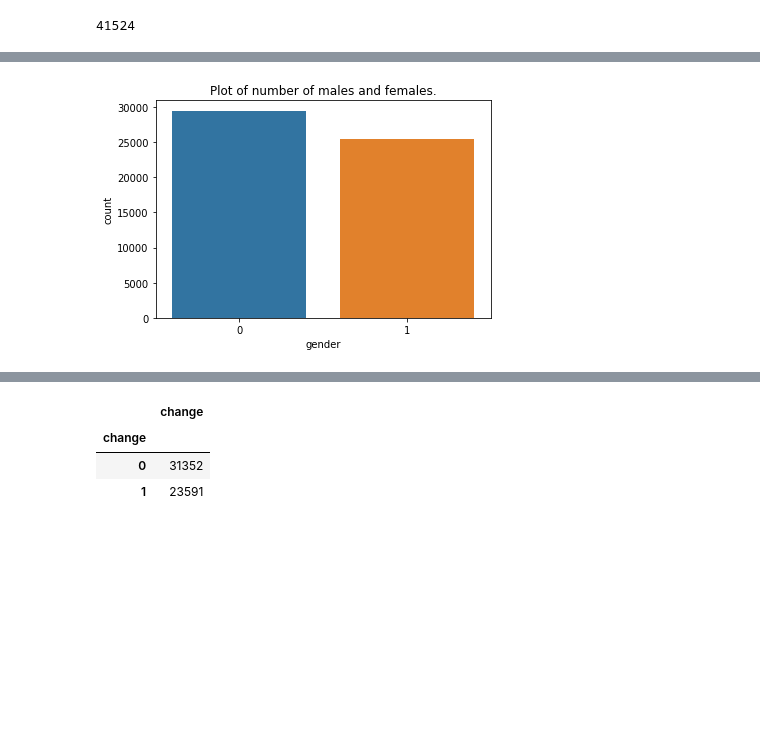
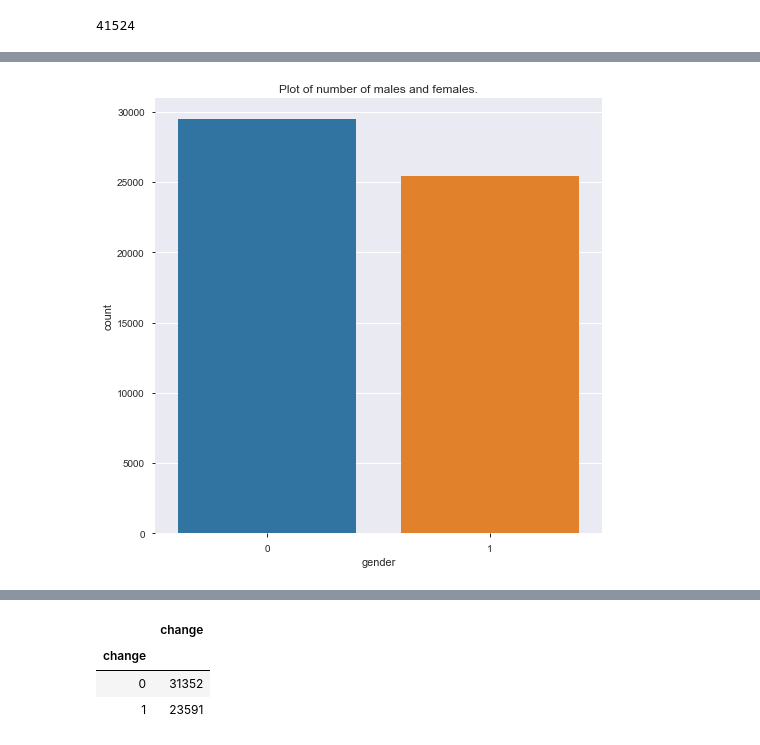
Before and after one commit to gauravkantrod/GLProject, a Jupyter notebook: Diabetes.ipynb, the cells around one changed output, grey strips where cells are left out. Saved outputs shown, nothing was run; the diff lists cells and outputs as text; code cells hidden in the pictures; blank space fills up the shorter version.

```diff
--- a/Diabetes.ipynb
+++ b/Diabetes.ipynb
@@ -768,7 +773,8 @@ plt.show()
 # %%
+f, ax = plt.subplots(figsize = (8,8))
 sns.countplot(df_with_med['gender'])
 plt.title('Plot of number of males and females.')
 plt.show()
 # %% [output]
-[figure, old version]
+[figure, new version]
 # %%
```
Also changed, not shown: parts of 24 cells of this notebook, 1 other file.
